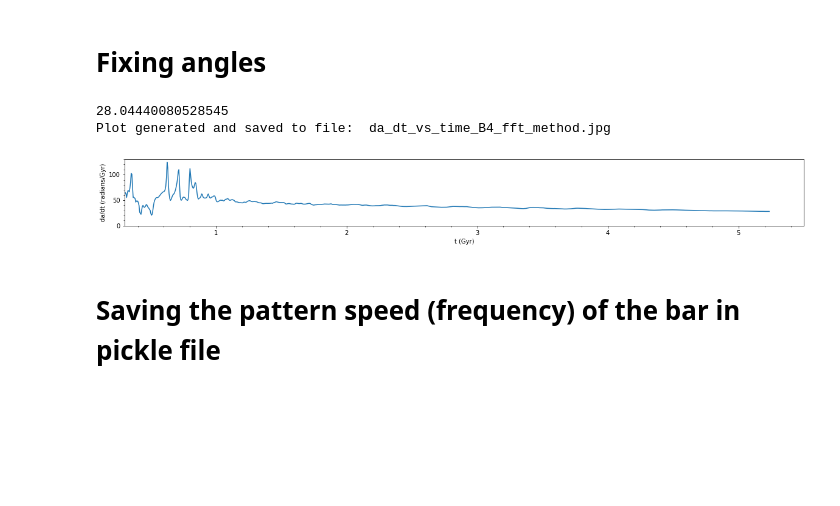
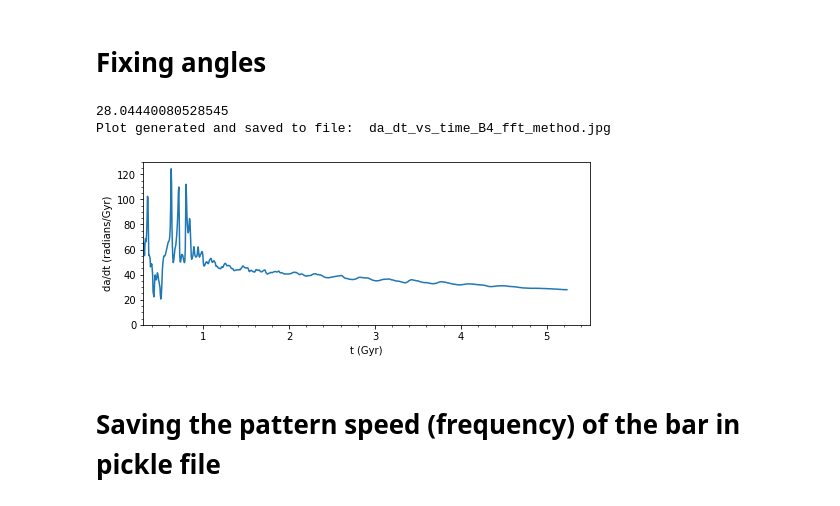
Before and after one commit to binodbhttr/resonance_sweeping, a Jupyter notebook: New_Sims_Analysis/calculate_pattern_speed_B3-N.ipynb, the cells around one changed output. Drawn from its saved outputs; the diff is of its cells as text; code cells hidden in the pictures; blank space fills up the shorter version.

```diff
--- a/New_Sims_Analysis/calculate_pattern_speed_B3-N.ipynb
+++ b/New_Sims_Analysis/calculate_pattern_speed_B3-N.ipynb
@@ -17,6 +17,7 @@ datafilename="0_to_1048_B3-N_fft_barangles_combined_degrees.ang"
 ang_stored = open(angle_datapath+datafilename,'rb')
 all_bangles=pickle.load(ang_stored)
 print(len(all_bangles))
+plot_path="/mnt/home/bbhattarai/resonance_sweeping/New_Sims_Analysis/"
 # %% [output]
 1048
 # %%
@@ -165,34 +170,34 @@ da is now:  160.91330990174646
 # %%
 #import matplotlib
 #from matplotlib.ticker import FuncFormatter, MultipleLocator
-fig4=plt.figure(figsize=(20,2))
+fig4=plt.figure(figsize=(8,3))
 ax=fig4.add_subplot(111)
 #ax.text(8,300,r"Snapshot %s, Slice: -5<$\phi$<5"%(str(snapshot)))
 ax.set_xlabel("t (Gyr)")
 ax.set_ylabel("da/dt (radians/Gyr)")
 #ax.yaxis.set_major_locator(MultipleLocator(base=np.pi))
 #ax.yaxis.set_major_formatter(FormatStrFormatter('%g $\pi$'))
 #ax.yaxis.set_major_locator(matplotlib.ticker.MultipleLocator(base=1.0))
 ax.plot(time,dadtz)
 ax.set_ylim(0,130)
 ax.set_xlim(0.3,5.5)
 #ax.axvline(x=1,c='red')
 #ax.axvline(x=5,c='red')
 last=dadtz[len(dadtz)-5]
 #ax.axhline(y=last,c='blue')
 ax.minorticks_on()
 print(last)
 plotname="da_dt_vs_time_B4_fft_method.jpg"
 print("Plot generated and saved to file: ",plotname)
-#fig4.savefig(plotname,bbox_inches="tight",dpi=300)
+fig4.savefig(plot_path+plotname,bbox_inches="tight",dpi=300)
 #plt.tight_layout()
 plt.show()
 
 #37-40 km/s/kpc
 # %% [output]
 28.04440080528545
 Plot generated and saved to file:  da_dt_vs_time_B4_fft_method.jpg
-[figure, old version]
+[figure, new version]
 # %% [markdown]
 # Saving the pattern speed (frequency) of the bar in pickle file
 # %%
```
Also changed, not shown: parts of 5 cells of this notebook, 28 other files.
